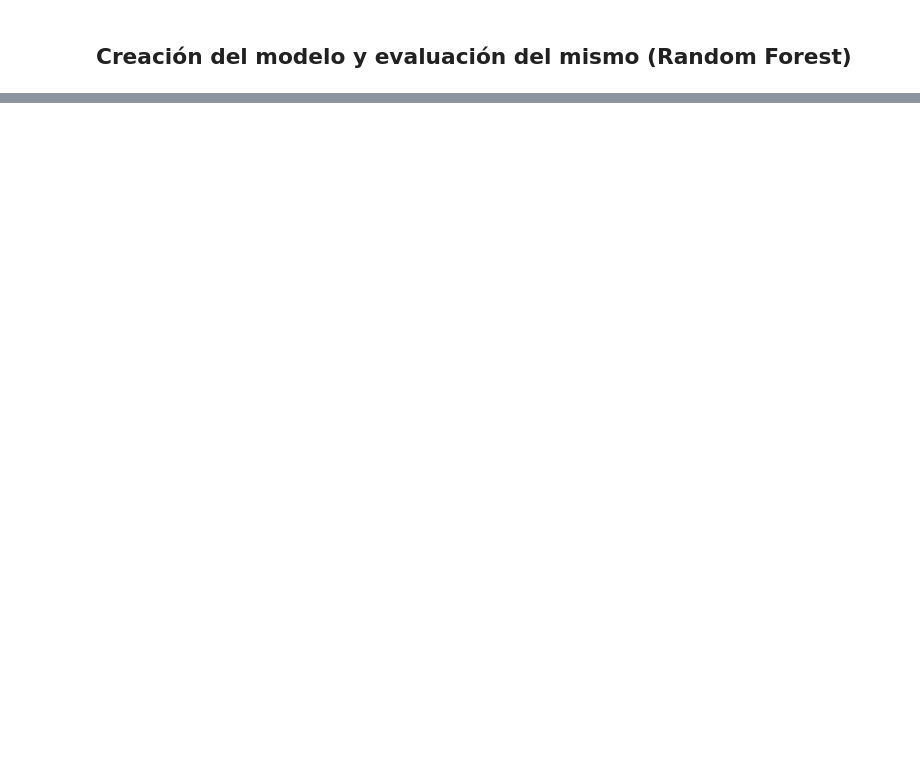
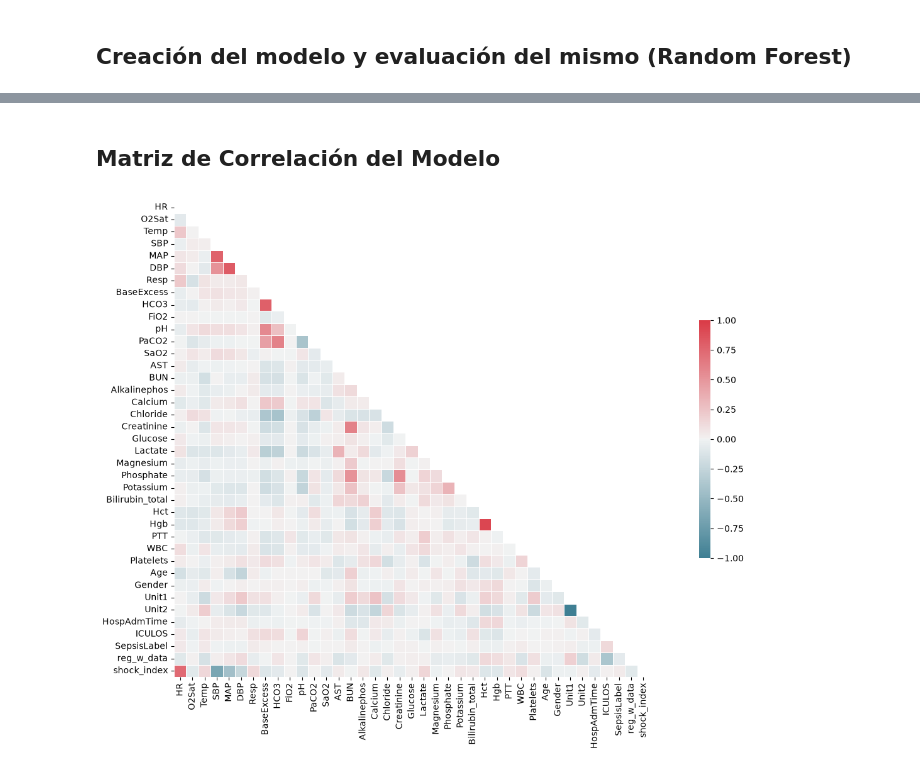
Before and after one commit to agonzalezpalencia/data-final-project, a Jupyter notebook: app/jupyter/notebooks/notebook_abel_sepsis.ipynb, the cells around one changed output, grey strips where cells are left out. Saved outputs shown, nothing was run; the diff lists cells and outputs as text; code cells hidden in the pictures; blank space fills up the shorter version.

Commit message:
docs: Complete sepsis documentation

```diff
--- a/app/jupyter/notebooks/notebook_abel_sepsis.ipynb
+++ b/app/jupyter/notebooks/notebook_abel_sepsis.ipynb
@@ -316,0 +317,16 @@ plt.show()
+# %% [markdown]
+## Matriz de Correlación del Modelo
+# %%
+#look at feature correlations
+corr = sepsis_df.drop(columns=ID).corr()
+mask = np.triu(np.ones_like(corr, dtype=np.bool))
+cmap = sns.diverging_palette(220, 10, as_cmap=True)
+
+#make the heatmap plot
+plt.figure(figsize=(16,9))
+sns.heatmap(corr, mask=mask, cmap=cmap, vmax=1, center=0, square=True, linewidths=.5, cbar_kws={"shrink": .5})
+plt.tight_layout()
+# plt.savefig('plots/heatmap.png', dpi=250)
+plt.show()
+# %% [output]
+[figure, added]
```
Also changed, not shown: parts of 7 cells of this notebook, 4 other files.
